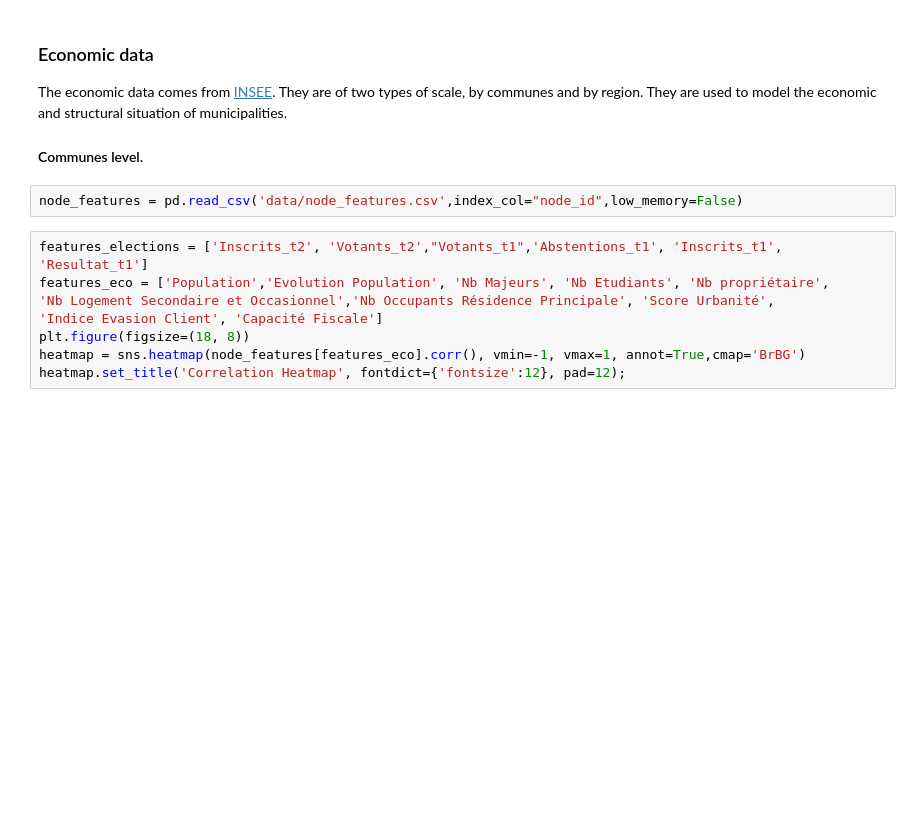
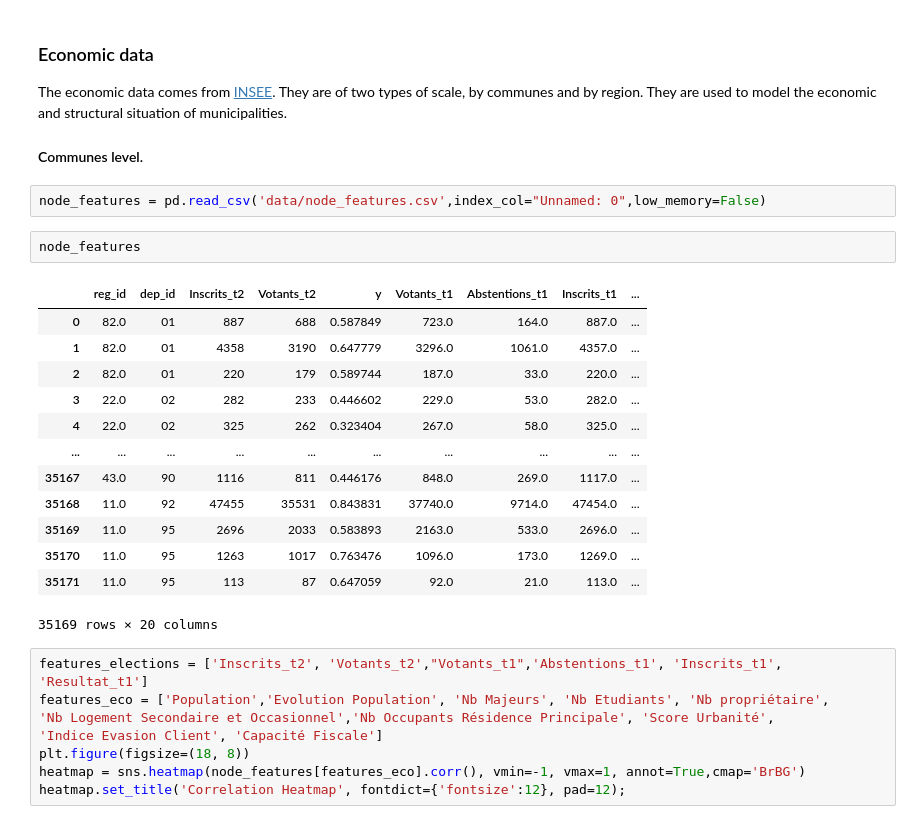
Before and after one commit to gasbas/graph-forecast-national-elections, a Jupyter notebook: French-election-prediction-challenge.ipynb, the cells around one changed output. Saved outputs shown, nothing was run; the diff lists cells and outputs as text; blank space fills up the shorter version.

Commit message:
index pb

```diff
--- a/French-election-prediction-challenge.ipynb
+++ b/French-election-prediction-challenge.ipynb
@@ -34,7 +34,23 @@ The economic data comes from [INSEE](https://www.data.gouv.fr/en/datasets/data-i
 
 #### Communes level.
 # %%
-node_features = pd.read_csv('data/node_features.csv',index_col="node_id",low_memory=False)
+node_features = pd.read_csv('data/node_features.csv',index_col="Unnamed: 0",low_memory=False)
+# %%
+node_features
+# %% [output]
+|  | reg_id | dep_id | Inscrits_t2 | Votants_t2 | y | Votants_t1 | Abstentions_t1 | Inscrits_t1 | ... |
+| 0 | 82.0 | 01 | 887 | 688 | 0.587849 | 723.0 | 164.0 | 887.0 | ... |
+| 1 | 82.0 | 01 | 4358 | 3190 | 0.647779 | 3296.0 | 1061.0 | 4357.0 | ... |
+| 2 | 82.0 | 01 | 220 | 179 | 0.589744 | 187.0 | 33.0 | 220.0 | ... |
+| 3 | 22.0 | 02 | 282 | 233 | 0.446602 | 229.0 | 53.0 | 282.0 | ... |
+| 4 | 22.0 | 02 | 325 | 262 | 0.323404 | 267.0 | 58.0 | 325.0 | ... |
+| ... | ... | ... | ... | ... | ... | ... | ... | ... | ... |
+| 35167 | 43.0 | 90 | 1116 | 811 | 0.446176 | 848.0 | 269.0 | 1117.0 | ... |
+| 35168 | 11.0 | 92 | 47455 | 35531 | 0.843831 | 37740.0 | 9714.0 | 47454.0 | ... |
+| 35169 | 11.0 | 95 | 2696 | 2033 | 0.583893 | 2163.0 | 533.0 | 2696.0 | ... |
+| 35170 | 11.0 | 95 | 1263 | 1017 | 0.763476 | 1096.0 | 173.0 | 1269.0 | ... |
+| 35171 | 11.0 | 95 | 113 | 87 | 0.647059 | 92.0 | 21.0 | 113.0 | ... |
+35169 rows × 20 columns
 # %%
 features_elections = ['Inscrits_t2', 'Votants_t2',"Votants_t1",'Abstentions_t1', 'Inscrits_t1', 'Resultat_t1']
 features_eco = ['Population','Evolution Population', 'Nb Majeurs', 'Nb Etudiants', 'Nb propriétaire',
```
Also changed, not shown: parts of 1 cell of this notebook, 1 other file.
